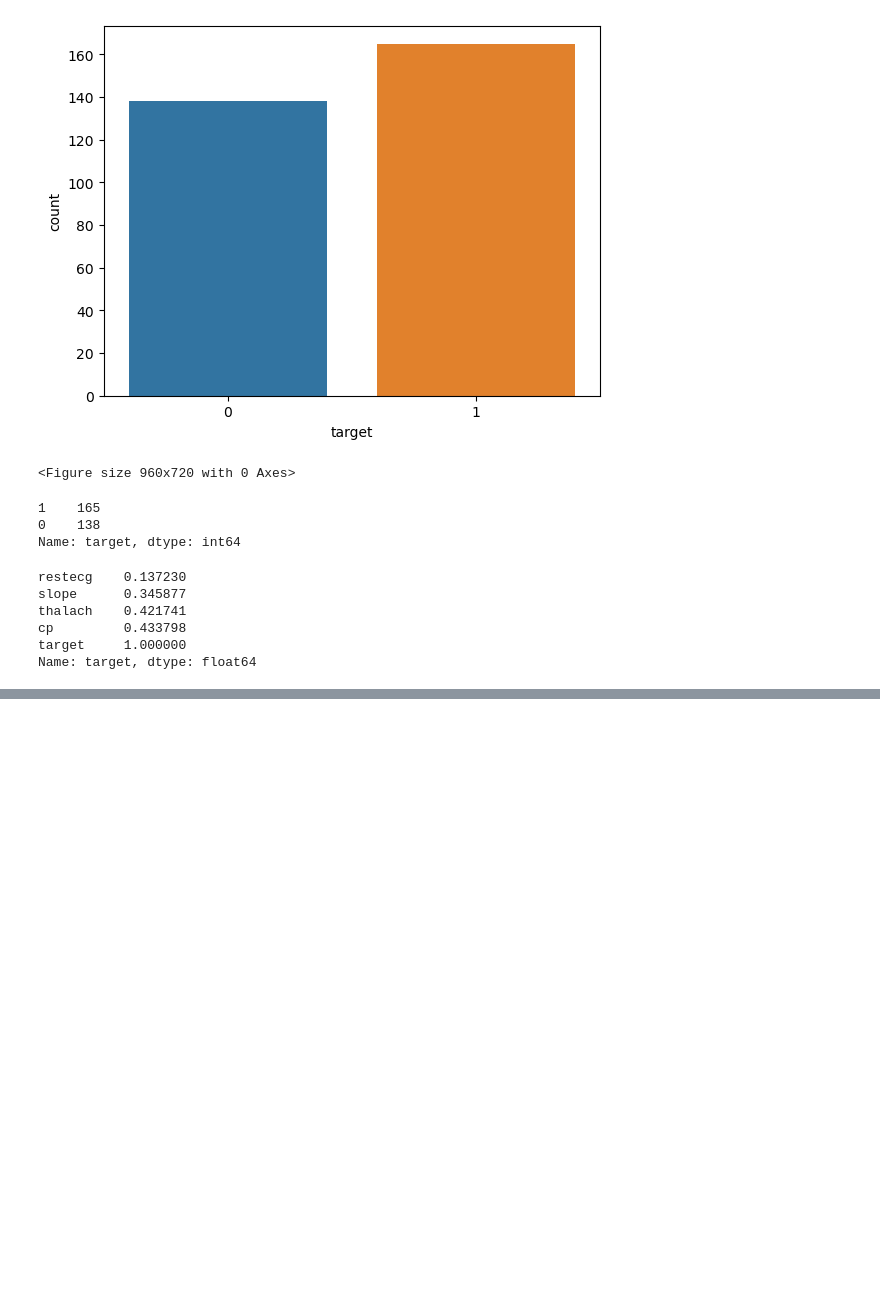
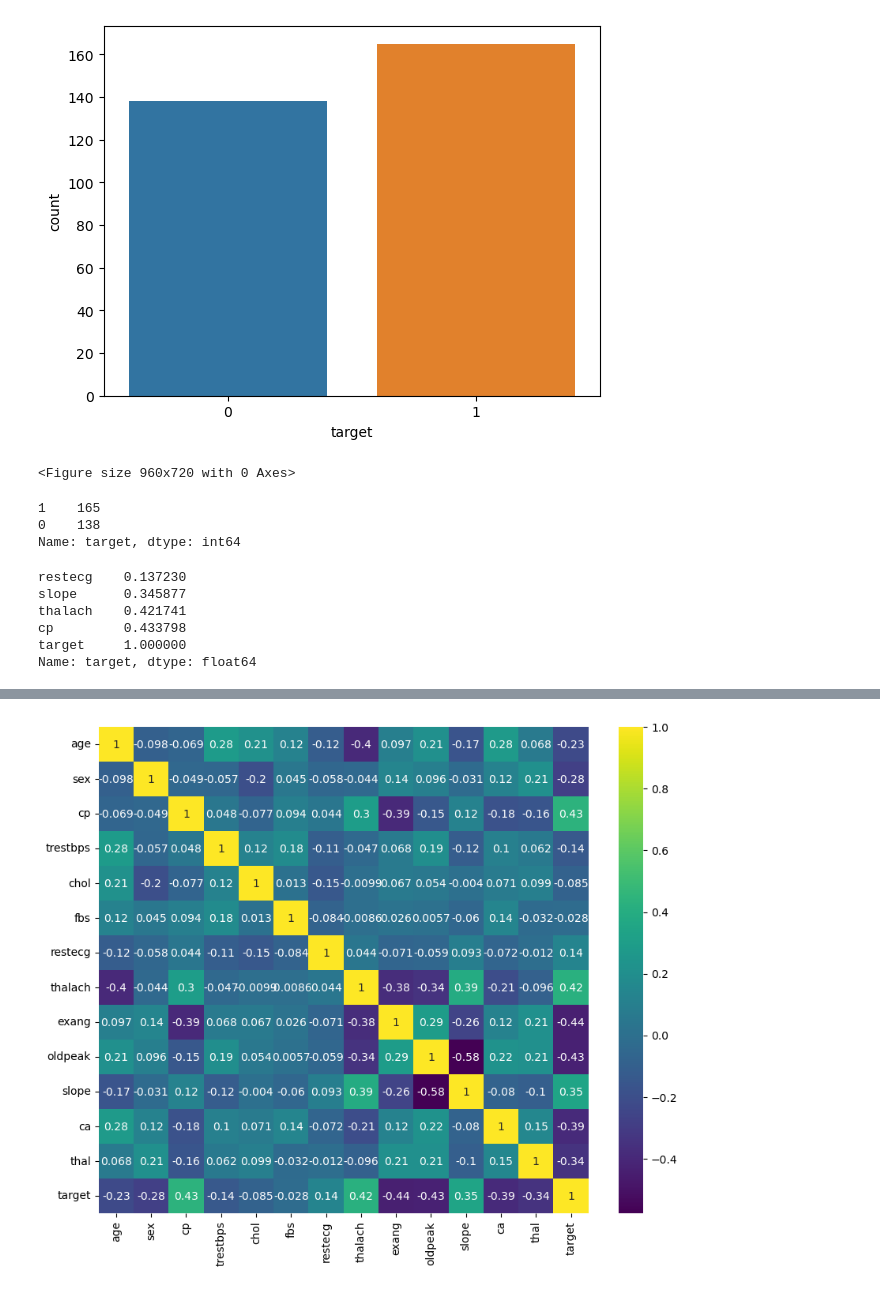
Before and after one commit to NadeemDin/ML-Logistic-Regression, a Jupyter notebook: Heart disease classification model.ipynb, the cells around one changed output, grey strips where cells are left out. Saved outputs shown, nothing was run; the diff lists cells and outputs as text; code cells hidden in the pictures; blank space fills up the shorter version.

```diff
--- a/Heart disease classification model.ipynb
+++ b/Heart disease classification model.ipynb
@@ -131,0 +174,8 @@ Name: target, dtype: float64
+# %%
+#HEATMAP of correlation
+plt.figure(figsize=(10, 8))
+sns.heatmap(df.corr(),annot=True,cmap='viridis') #viridis suitable for people with color vision deficiencies.
+
+plt.show()
+# %% [output]
+[figure, added]
```
Also changed, not shown: parts of 8 cells of this notebook.
